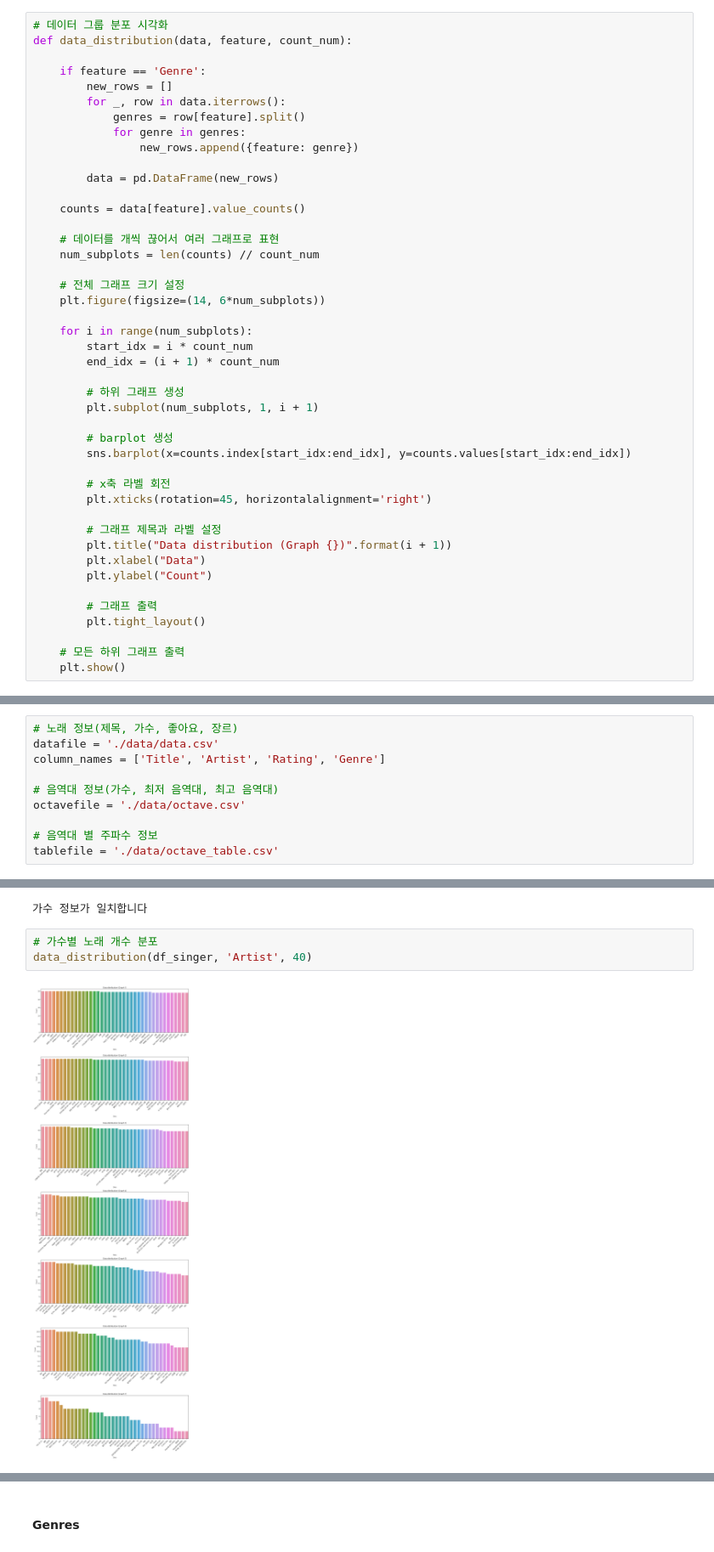
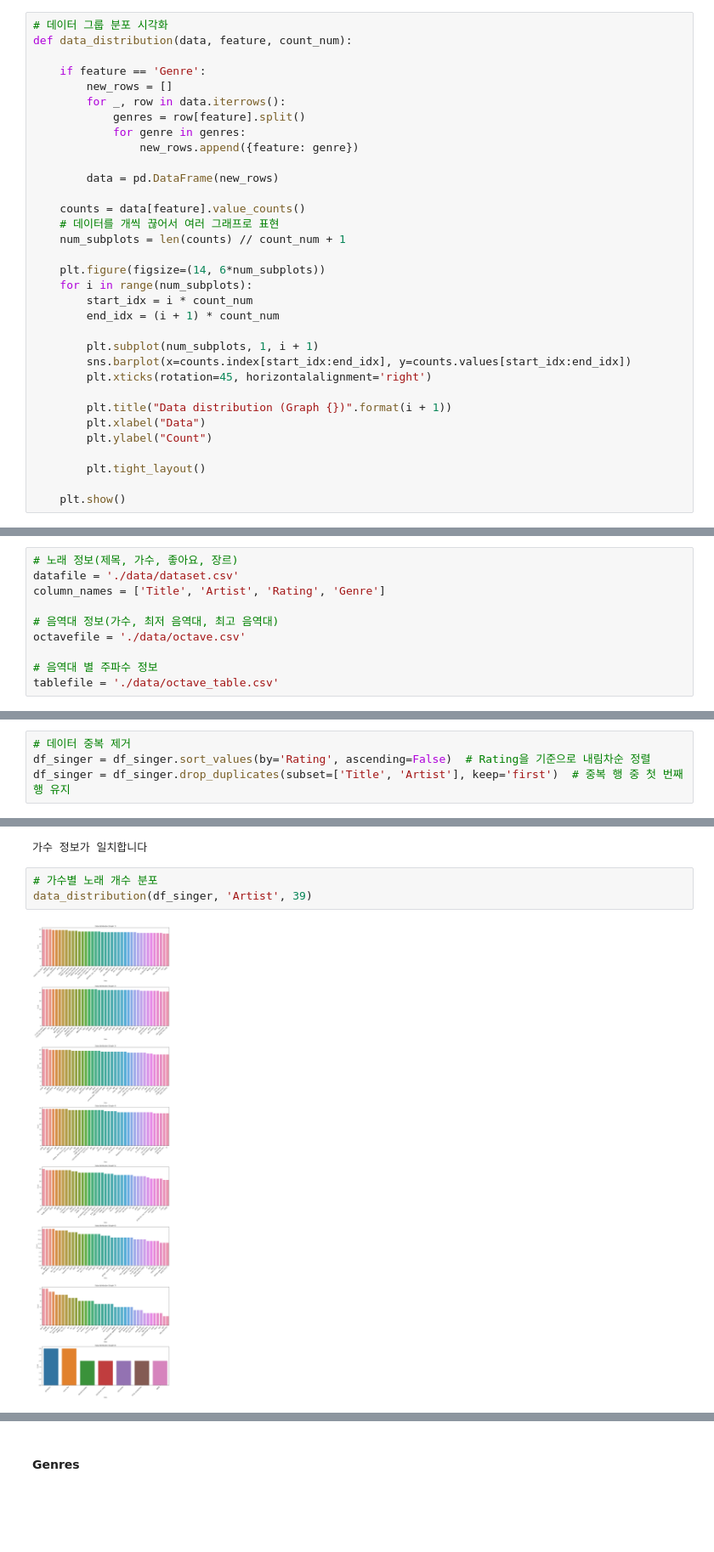
Before and after one commit to ckj18/SongSSam, a Jupyter notebook: Dataset/RS.ipynb, the cells around one changed output, grey strips where cells are left out. Shown at 85% size. Drawn from its saved outputs; the diff is of its cells as text; blank space fills up the shorter version.

```diff
--- a/Dataset/RS.ipynb
+++ b/Dataset/RS.ipynb
@@ -43,35 +43,24 @@ def data_distribution(data, feature, count_num):
         data = pd.DataFrame(new_rows)
 
     counts = data[feature].value_counts()
+    # 데이터를 개씩 끊어서 여러 그래프로 표현
+    num_subplots = len(counts) // count_num + 1
 
-    # 데이터를 개씩 끊어서 여러 그래프로 표현
-    num_subplots = len(counts) // count_num
-
-    # 전체 그래프 크기 설정
     plt.figure(figsize=(14, 6*num_subplots))
-
     for i in range(num_subplots):
         start_idx = i * count_num
         end_idx = (i + 1) * count_num
 
-        # 하위 그래프 생성
         plt.subplot(num_subplots, 1, i + 1)
-
-        # barplot 생성
         sns.barplot(x=counts.index[start_idx:end_idx], y=counts.values[start_idx:end_idx])
-
-        # x축 라벨 회전
         plt.xticks(rotation=45, horizontalalignment='right')
 
-        # 그래프 제목과 라벨 설정
         plt.title("Data distribution (Graph {})".format(i + 1))
         plt.xlabel("Data")
         plt.ylabel("Count")
 
-        # 그래프 출력
         plt.tight_layout()
 
-    # 모든 하위 그래프 출력
     plt.show()
 # %%
 # 음계 변환 함수
@@ -104,7 +93,7 @@ def convert_to_frequency(row, table):
 ### Load dataset
 # %%
 # 노래 정보(제목, 가수, 좋아요, 장르)
-datafile = './data/data.csv'
+datafile = './data/dataset.csv'
 column_names = ['Title', 'Artist', 'Rating', 'Genre']
 
 # 음역대 정보(가수, 최저 음역대, 최고 음역대)
@@ -117,6 +106,10 @@ tablefile = './data/octave_table.csv'
 df_singer = pd.read_csv(datafile, names=column_names)
 df_octave = pd.read_csv(octavefile)
 octave_table = pd.read_csv('./data/octave_table.csv')
+# %%
+# 데이터 중복 제거
+df_singer = df_singer.sort_values(by='Rating', ascending=False)  # Rating을 기준으로 내림차순 정렬
+df_singer = df_singer.drop_duplicates(subset=['Title', 'Artist'], keep='first')  # 중복 행 중 첫 번째 행 유지
 # %% [markdown]
 ### Data Visualization
 # %% [markdown]
@@ -128,9 +121,9 @@ artist_num(df_singer, df_octave)
 가수 정보가 일치합니다
 # %%
 # 가수별 노래 개수 분포
-data_distribution(df_singer, 'Artist', 40)
+data_distribution(df_singer, 'Artist', 39)
 # %% [output]
-[figure, old version]
+[figure, new version]
 # %%
 # 인기 노래 정렬
 df_singer.sort_values(by='Rating', ascending=False)[:10]
```
Also changed, not shown: parts of 44 cells of this notebook.
